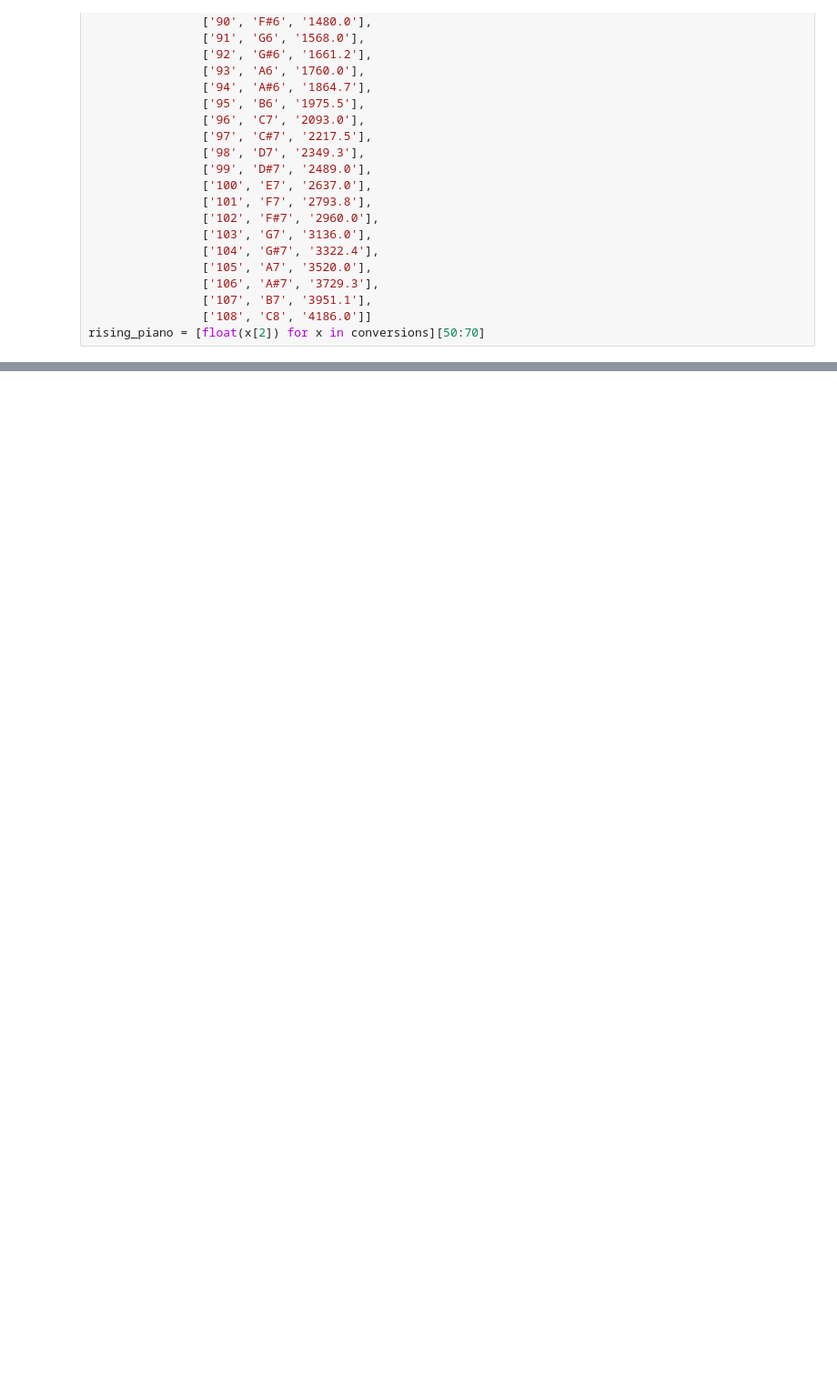
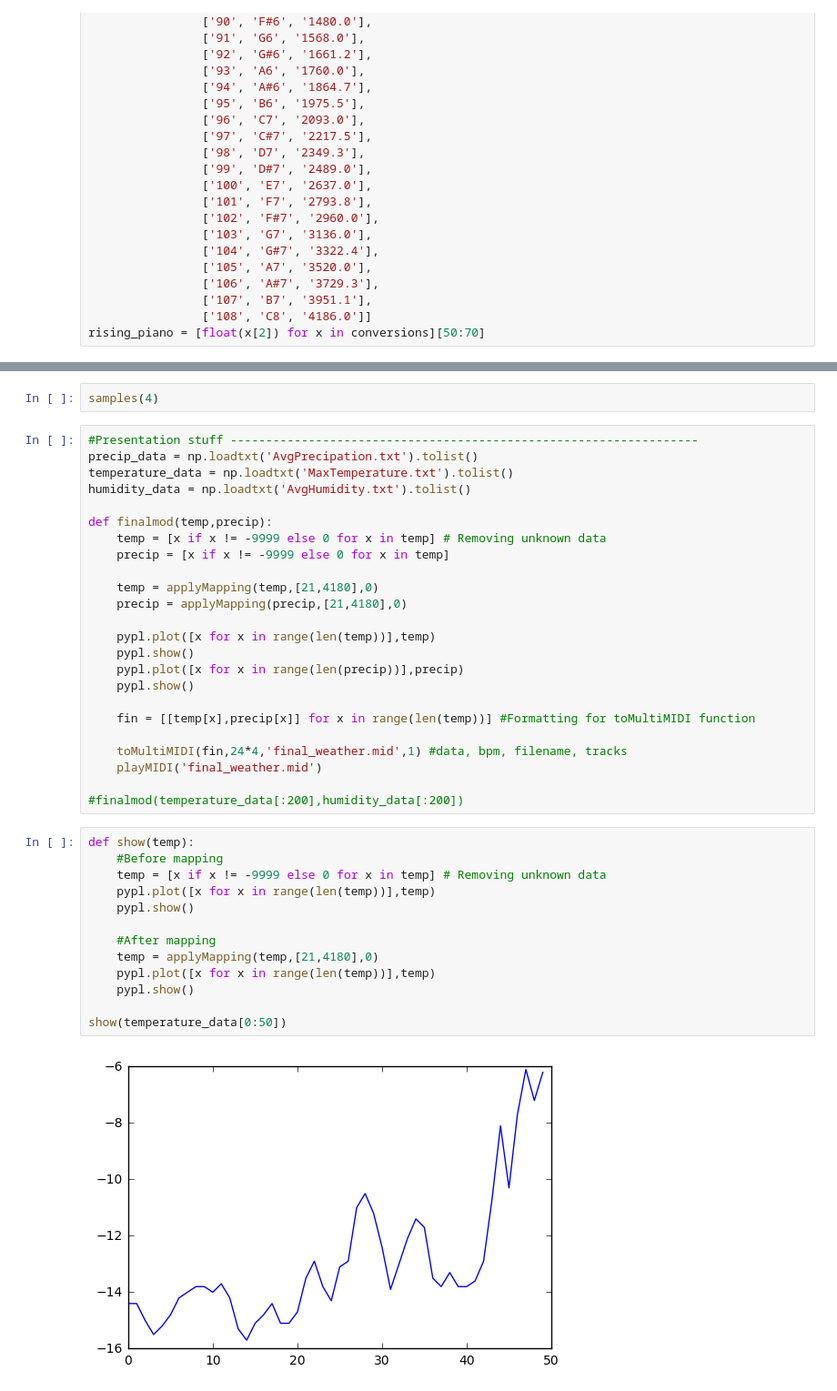
Before and after one commit to OrderFromChaos/ThunderousCacophony, a Jupyter notebook: Sonification.ipynb, the cells around one changed output, grey strips where cells are left out. Shown at 91% size. Saved outputs shown, nothing was run; the diff lists cells and outputs as text; blank space fills up the shorter version.

```diff
--- a/Sonification.ipynb
+++ b/Sonification.ipynb
@@ -239,0 +248,41 @@ final(temperature_data[:200])
+# %%
+samples(4)
+# %%
+#Presentation stuff ------------------------------------------------------------------
+precip_data = np.loadtxt('AvgPrecipation.txt').tolist()
+temperature_data = np.loadtxt('MaxTemperature.txt').tolist()
+humidity_data = np.loadtxt('AvgHumidity.txt').tolist()
+
+def finalmod(temp,precip):
+    temp = [x if x != -9999 else 0 for x in temp] # Removing unknown data
+    precip = [x if x != -9999 else 0 for x in temp]
+
+    temp = applyMapping(temp,[21,4180],0)
+    precip = applyMapping(precip,[21,4180],0)
+
+    pypl.plot([x for x in range(len(temp))],temp)
+    pypl.show()
+    pypl.plot([x for x in range(len(precip))],precip)
+    pypl.show()
+
+    fin = [[temp[x],precip[x]] for x in range(len(temp))] #Formatting for toMultiMIDI function
+
+    toMultiMIDI(fin,24*4,'final_weather.mid',1) #data, bpm, filename, tracks
+    playMIDI('final_weather.mid')
+
+#finalmod(temperature_data[:200],humidity_data[:200])
+# %%
+def show(temp):
+    #Before mapping
+    temp = [x if x != -9999 else 0 for x in temp] # Removing unknown data
+    pypl.plot([x for x in range(len(temp))],temp)
+    pypl.show()
+
+    #After mapping
+    temp = applyMapping(temp,[21,4180],0)
+    pypl.plot([x for x in range(len(temp))],temp)
+    pypl.show()
+
+show(temperature_data[0:50])
+# %% [output]
+[figure, added]
```
Also changed, not shown: parts of 4 cells of this notebook.
